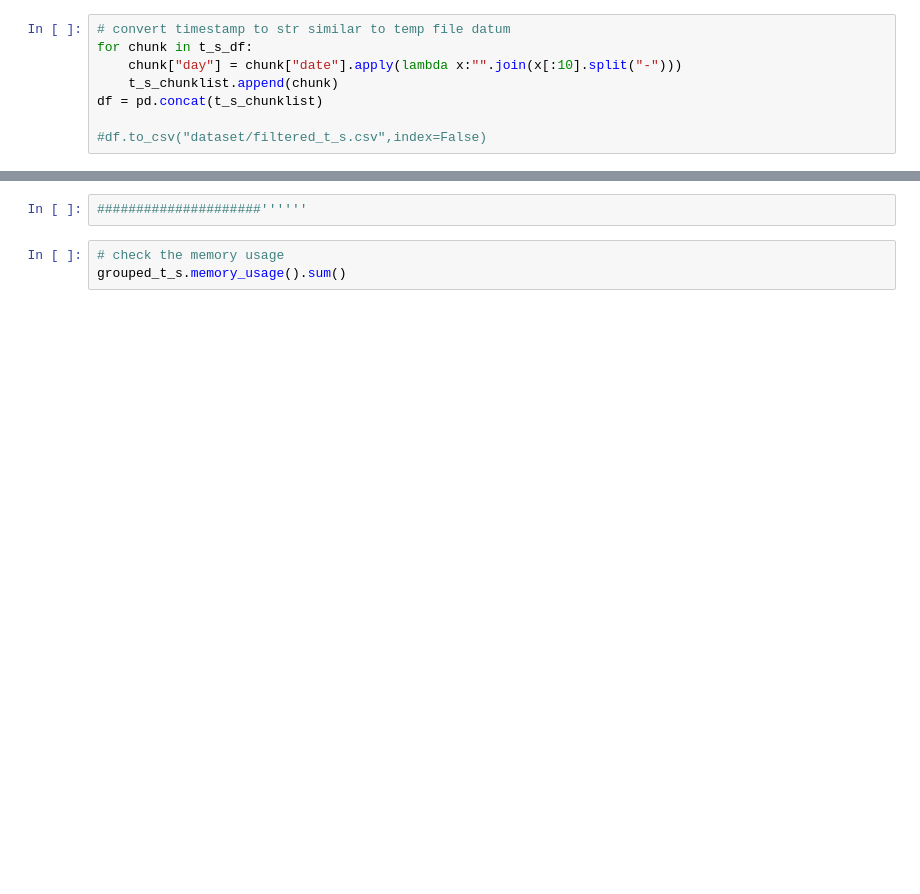
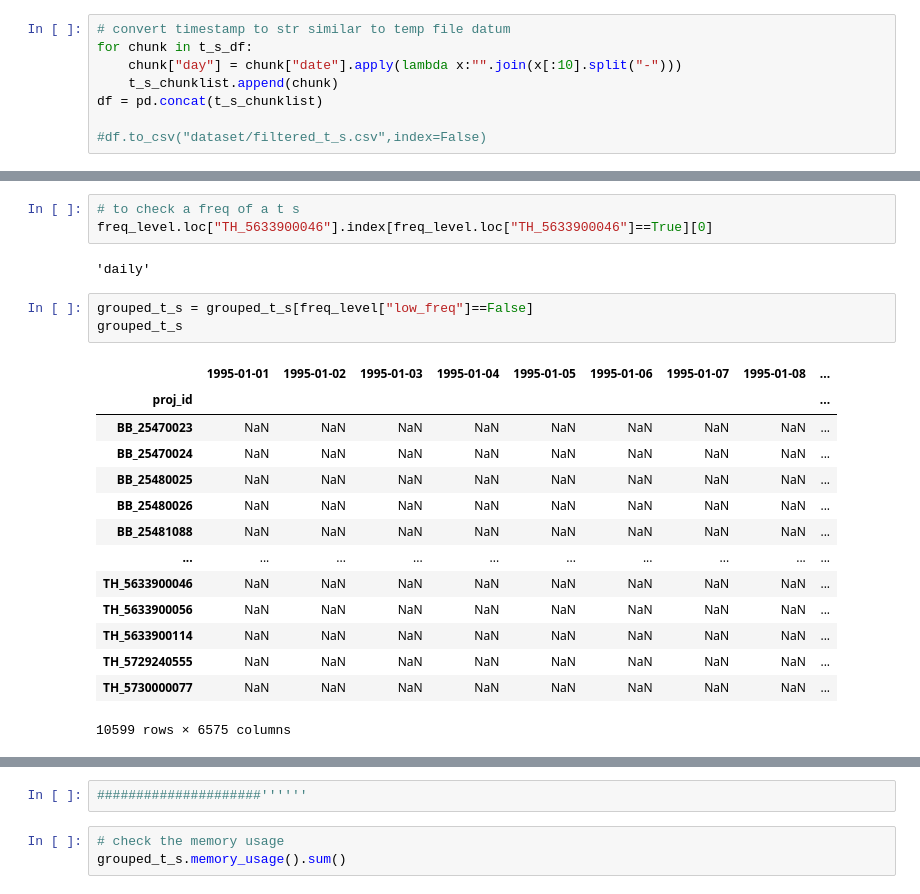
Before and after one commit to basem-AI/BGR_outlier_detection, a Jupyter notebook: filter_t_s.ipynb, the cells around one changed output, grey strips where cells are left out. Drawn from its saved outputs; the diff is of its cells as text; blank space fills up the shorter version.

```diff
--- a/filter_t_s.ipynb
+++ b/filter_t_s.ipynb
@@ -109 +195,24 @@ dropna_grouped
+# %%
+# to check a freq of a t s
+freq_level.loc["TH_5633900046"].index[freq_level.loc["TH_5633900046"]==True][0]
+# %% [output]
+'daily'
+# %%
+grouped_t_s = grouped_t_s[freq_level["low_freq"]==False]
+grouped_t_s
+# %% [output]
+|  | 1995-01-01 | 1995-01-02 | 1995-01-03 | 1995-01-04 | 1995-01-05 | 1995-01-06 | 1995-01-07 | 1995-01-08 | ... |
+| proj_id |  |  |  |  |  |  |  |  | ... |
+| BB_25470023 | NaN | NaN | NaN | NaN | NaN | NaN | NaN | NaN | ... |
+| BB_25470024 | NaN | NaN | NaN | NaN | NaN | NaN | NaN | NaN | ... |
+| BB_25480025 | NaN | NaN | NaN | NaN | NaN | NaN | NaN | NaN | ... |
+| BB_25480026 | NaN | NaN | NaN | NaN | NaN | NaN | NaN | NaN | ... |
+| BB_25481088 | NaN | NaN | NaN | NaN | NaN | NaN | NaN | NaN | ... |
+| ... | ... | ... | ... | ... | ... | ... | ... | ... | ... |
+| TH_5633900046 | NaN | NaN | NaN | NaN | NaN | NaN | NaN | NaN | ... |
+| TH_5633900056 | NaN | NaN | NaN | NaN | NaN | NaN | NaN | NaN | ... |
+| TH_5633900114 | NaN | NaN | NaN | NaN | NaN | NaN | NaN | NaN | ... |
+| TH_5729240555 | NaN | NaN | NaN | NaN | NaN | NaN | NaN | NaN | ... |
+| TH_5730000077 | NaN | NaN | NaN | NaN | NaN | NaN | NaN | NaN | ... |
+10599 rows × 6575 columns
 # %%
```
Also changed, not shown: parts of 45 cells of this notebook, 1 other file.
